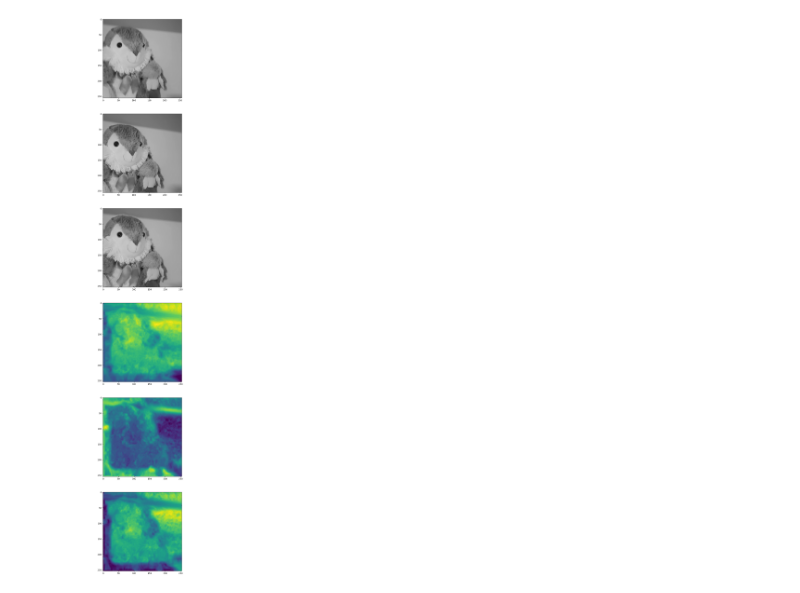
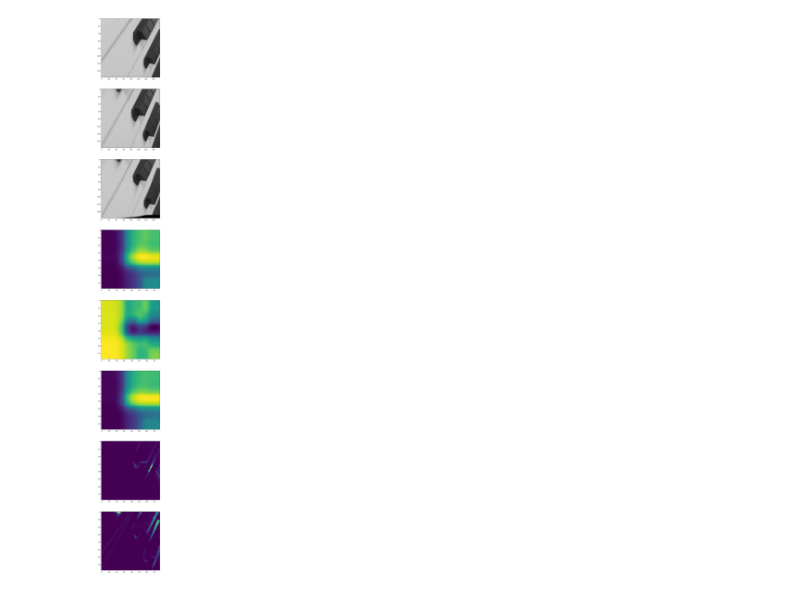
Before and after one commit to rdarder/depth, a Jupyter notebook: grad.py.ipynb, the cells around one changed output. Saved outputs shown, nothing was run; the diff lists cells and outputs as text; code cells hidden in the pictures.

Commit message:
4x3 patch flow estimation proof of concept. Currently taking patches with stride=2 for easier upsampling.

```diff
--- a/grad.py.ipynb
+++ b/grad.py.ipynb
@@ -28,3 +102,6 @@ def nchw_img(img: jax.Array) -> jax.Array:
 # %%
-f1 = nchw_img(load_frame_from_path(Path('./datasets/frames/toys/frame_000060.png')))
-f2 = nchw_img(load_frame_from_path(Path('./datasets/frames/toys/frame_000063.png')))
+f1 = load_frame(Path('./datasets/frames/desk/frame_000240.png'), 158)
+f2 = load_frame(Path('./datasets/frames/desk/frame_000245.png'), 158)
+f1_pyramid = build_image_pyramid(f1, 4)
+f2_pyramid = build_image_pyramid(f2, 4)
+[img.shape for img in f1_pyramid]
@@ -541,19 +670,9 @@ def apply_flow_entire_image(img: jax.Array, flow: jax.Array) -> jax.Array:
     grid_y, grid_x = jnp.meshgrid(jnp.arange(H), jnp.arange(W), indexing='ij')
     return jax.scipy.ndimage.map_coordinates(img[0, 0], [grid_y + flow_y, grid_x + flow_x], order=1)
 # %%
-prior = jnp.zeros((1, 2, 2, 2))
-flows = estimate_flow_multiple_levels(f1_pyramid, f2_pyramid, prior)
-# [f.shape for f in flows]
-
-fig, axs = plt.subplots(len(flows), 3, figsize=(12, 24))
-for img1, img2, flow, ax in zip(f1_pyramid, f2_pyramid, flows, axs):
-    ax[0].imshow(img1[0, 0], cmap='gray', vmin=0, vmax=1)
-    ax[1].imshow(img2[0, 0], cmap='gray', vmin=0, vmax=1)
-    flowed_img2 = apply_flow_entire_image(img2, flow)
-    ax[2].imshow(flowed_img2, cmap='gray', vmin=0, vmax=1)
-    # ax[2].imshow(flow[0, :, :, 0], cmap='viridis')
-    # ax[3].imshow(flow[0, :, :, 1], cmap='viridis')
-    # ax[4].imshow(jnp.linalg.norm(flow, ord=2, axis=-1)[0,:,:], cmap='viridis')
-
-fig.show()
+prior = jnp.zeros((1, 2, 3, 3))
+flows = estimate_flow_multiple_levels(f1_pyramid, f2_pyramid, prior, patch_size=4, stride=2)
+print([f.shape for f in f1_pyramid])
+print([f.shape for f in f2_pyramid])
+print([f.shape for f in flows])
 # %% [output]
@@ -561,14 +728,20 @@ fig.show()
 # %%
-flow_fine_grained = flows[0]
+
+
+flow_with_loss_fine_grained = flows[0]
 f2_fine_grained = f2_pyramid[0]
-flowed_large = apply_flow_entire_image(f2_fine_grained, flow_fine_grained)
-fig, (ax1, ax2, ax3, ax4, ax5, ax6) = plt.subplots(6, 1, figsize=(12, 48))
+upscaled_flow = upscale_flow_2n_plus_2(flow_with_loss_fine_grained[:,0:2], rescale_values=False)
+flowed_large = apply_flow_entire_image(f2_fine_grained, upscaled_flow)
+fig, (ax1, ax2, ax3, ax4, ax5, ax6, ax7, ax8) = plt.subplots(8, 1, figsize=(12, 64))
 ax1.imshow(f1_pyramid[0][0, 0], cmap='gray', vmin=0, vmax=1)
 ax2.imshow(f2_pyramid[0][1, 0], cmap='gray', vmin=0, vmax=1)
 ax3.imshow(flowed_large, cmap='gray', vmin=0, vmax=1)
-ax4.imshow(flow_fine_grained[0, 0], cmap='viridis')
-ax5.imshow(flow_fine_grained[0, 1], cmap='viridis')
-pos = ax6.imshow(jnp.linalg.norm(flow_fine_grained[0], axis=0), cmap='viridis')
+ax4.imshow(flow_with_loss_fine_grained[0, 0], cmap='viridis', )
+ax5.imshow(flow_with_loss_fine_grained[0, 1], cmap='viridis', )
+ax6.imshow(jnp.linalg.norm(flow_with_loss_fine_grained[0,0:2], axis=0), cmap='viridis')
+ax7.imshow(flow_with_loss_fine_grained[0, 2], cmap='viridis')
+ax8.imshow(flow_with_loss_fine_grained[0, 3], cmap='viridis')
+
 plt.show()
 # %% [output]
-[figure, old version]
+[figure, new version]
```
Also changed, not shown: parts of 30 cells of this notebook.
